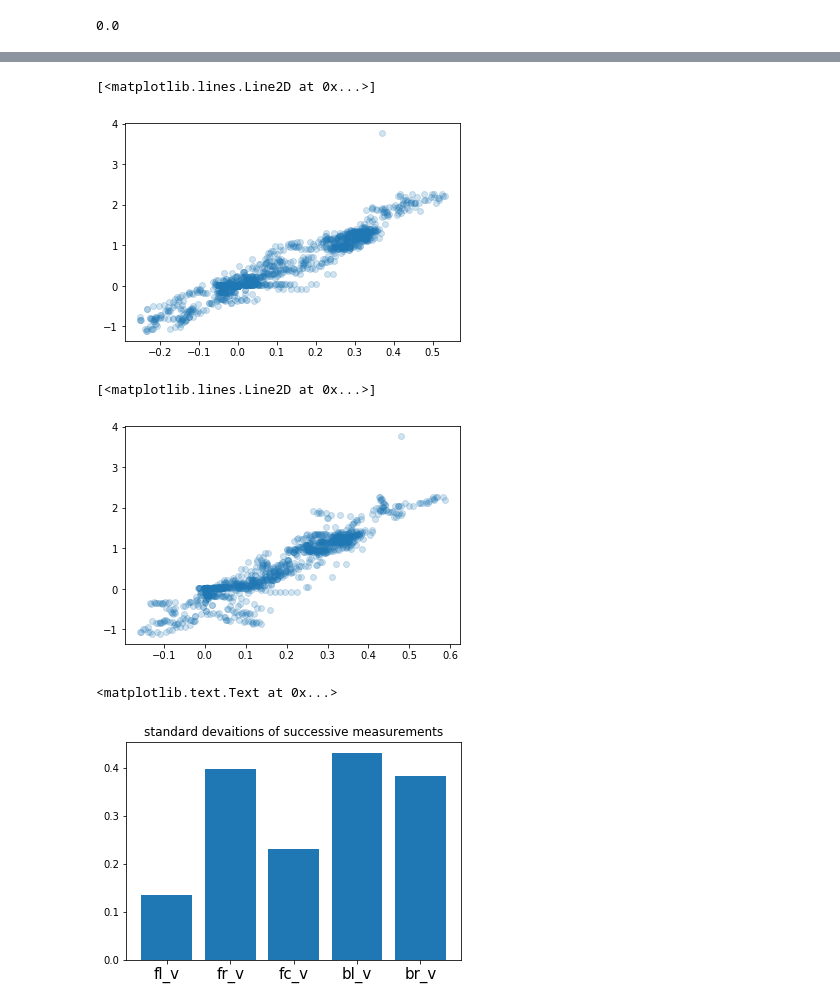
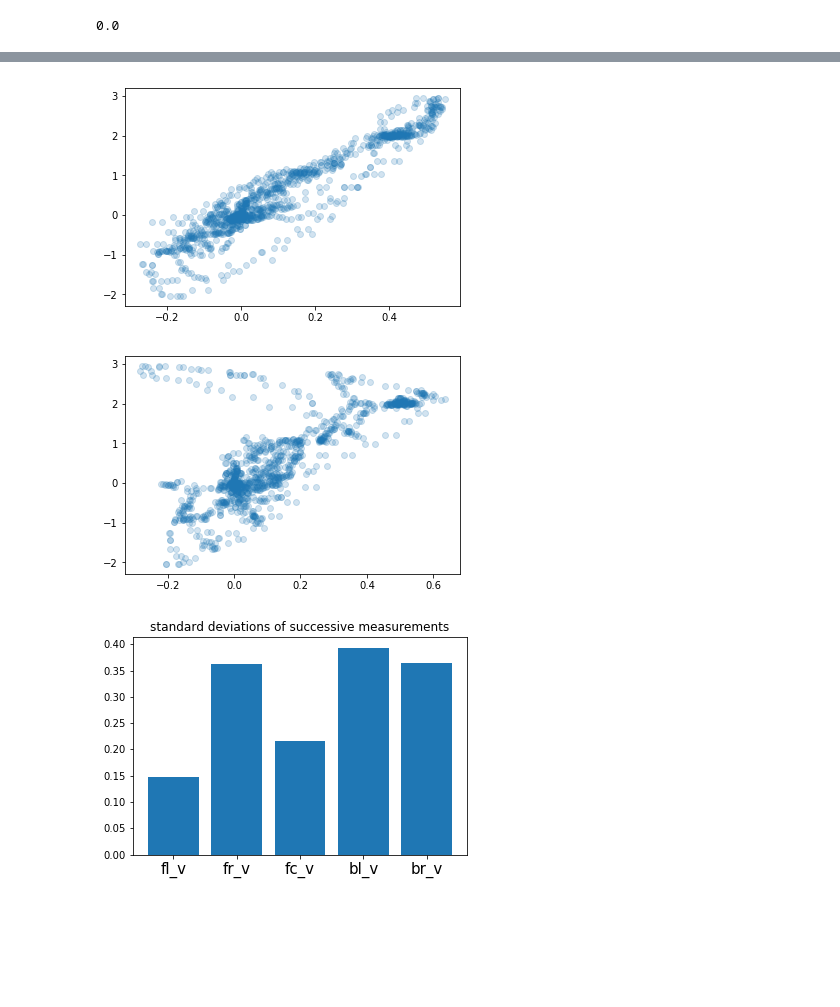
Before and after one commit to berickson/car, a Jupyter notebook: notebooks/Odometry.ipynb, the cells around one changed output, grey strips where cells are left out. Saved outputs shown, nothing was run; the diff lists cells and outputs as text; code cells hidden in the pictures; blank space fills up the shorter version.

```diff
--- a/notebooks/Odometry.ipynb
+++ b/notebooks/Odometry.ipynb
@@ -1,5 +1,5 @@
 # %%
-run_folder = 'tracks/desk/routes/Z/runs/15'
+run_folder = 'tracks/desk/routes/C/runs/6'
 # %% [markdown]
 ## Imports and Helpers
 # %%
@@ -314,16 +345,14 @@ plt.plot(run.t,diff_n(run.heading,2))
 # %%
 # How does wheel speed difference compare to turn rate?
 run.dtheta=diff_n(run.heading,2)
-plt.plot(run.fr_kv-run.fl_kv, run.dtheta,"o",alpha=0.2)
+plt.plot(run.fr_kv-run.fl_kv, run.dtheta,"o",alpha=0.2);
 # %% [output]
-[<matplotlib.lines.Line2D at 0x...>]
-[figure, old version]
+[figure, new version]
 # %%
 run.dtheta=diff_n(run.heading,2)
-plt.plot(run.br_kv-run.bl_kv, run.dtheta,"o",alpha=0.2)
+plt.plot(run.br_kv-run.bl_kv, run.dtheta,"o",alpha=0.2);
 # %% [output]
-[<matplotlib.lines.Line2D at 0x...>]
-[figure, old version]
+[figure, new version]
 # %%
 def bar_chart(d):
     '''
@@ -335,13 +364,12 @@ def bar_chart(d):
 # %%
 d = {
     'fl_v':np.std(np.diff(run.fl_v)),
     'fr_v':np.std(np.diff(run.fr_v)),
     'fc_v':np.std(np.diff(run.fc_v)),
     'bl_v':np.std(np.diff(run.bl_v)),
     'br_v':np.std(np.diff(run.br_v)),
 }
 bar_chart(d);
-plt.title('standard devaitions of successive measurements')
+plt.title('standard deviations of successive measurements');
 # %% [output]
-<matplotlib.text.Text at 0x...>
-[figure, old version]
+[figure, new version]
```
Also changed, not shown: parts of 22 cells of this notebook, 3 other files.
